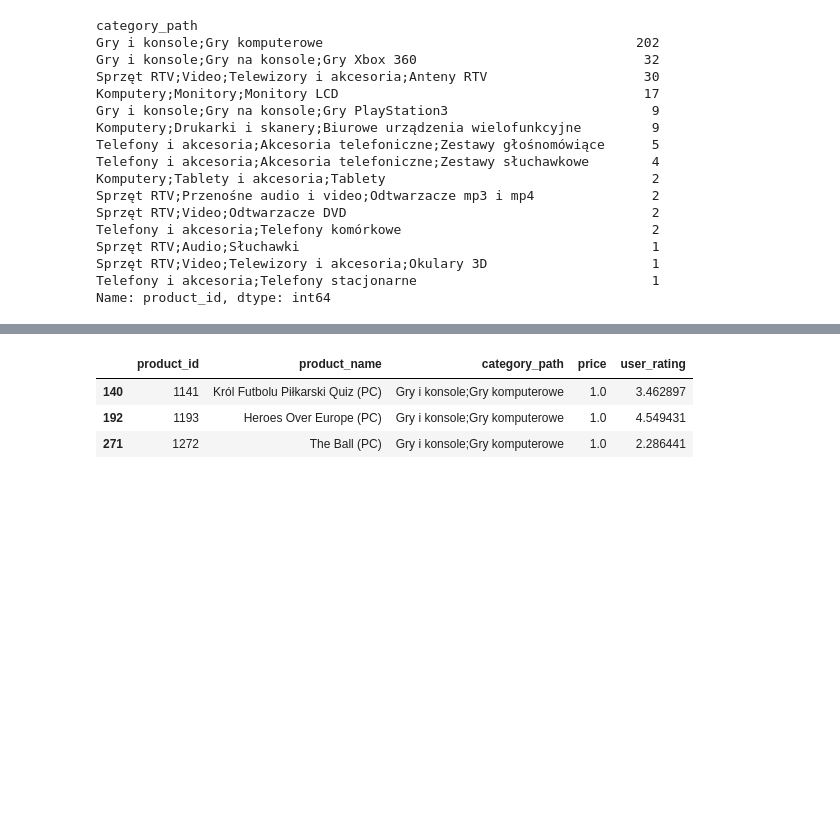
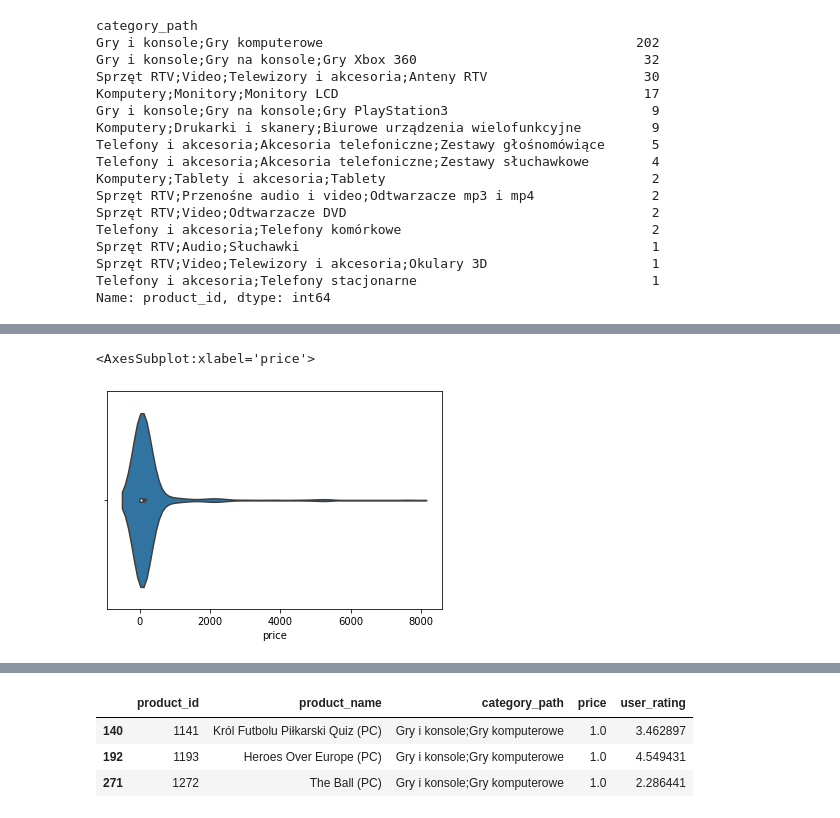
Before and after one commit to SwirtaB/IUM_Recommendation-system, a Jupyter notebook: notebooks/data_analysis.ipynb, the cells around one changed output, grey strips where cells are left out. Saved outputs shown, nothing was run; the diff lists cells and outputs as text; code cells hidden in the pictures; blank space fills up the shorter version.

```diff
--- a/notebooks/data_analysis.ipynb
+++ b/notebooks/data_analysis.ipynb
@@ -256,0 +278,5 @@ We are going to check is that values are correct by asking our lecturer, as he s
+# %%
+sns.violinplot(data=productsDF, x='price')
+# %% [output]
+<AxesSubplot:xlabel='price'>
+[figure, added]
```
Also changed, not shown: parts of 47 cells of this notebook, 12 other files.
